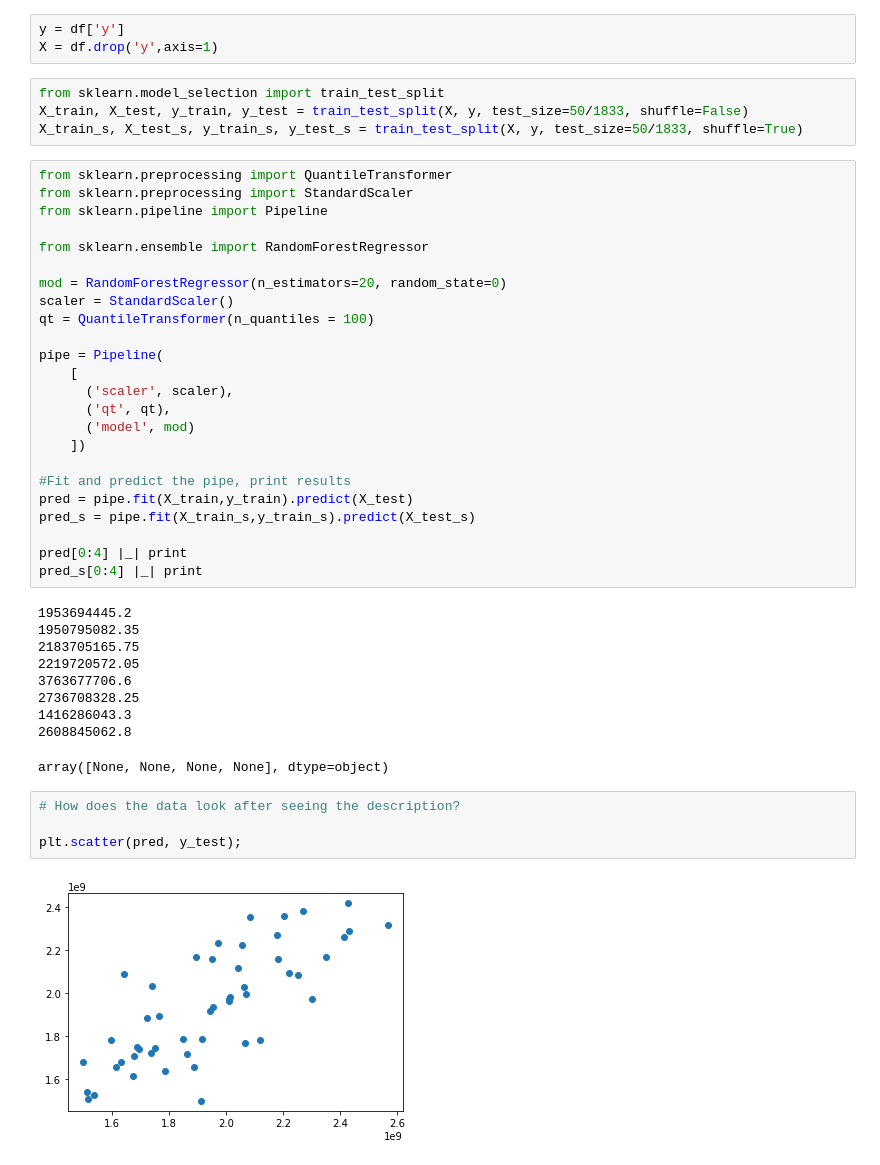
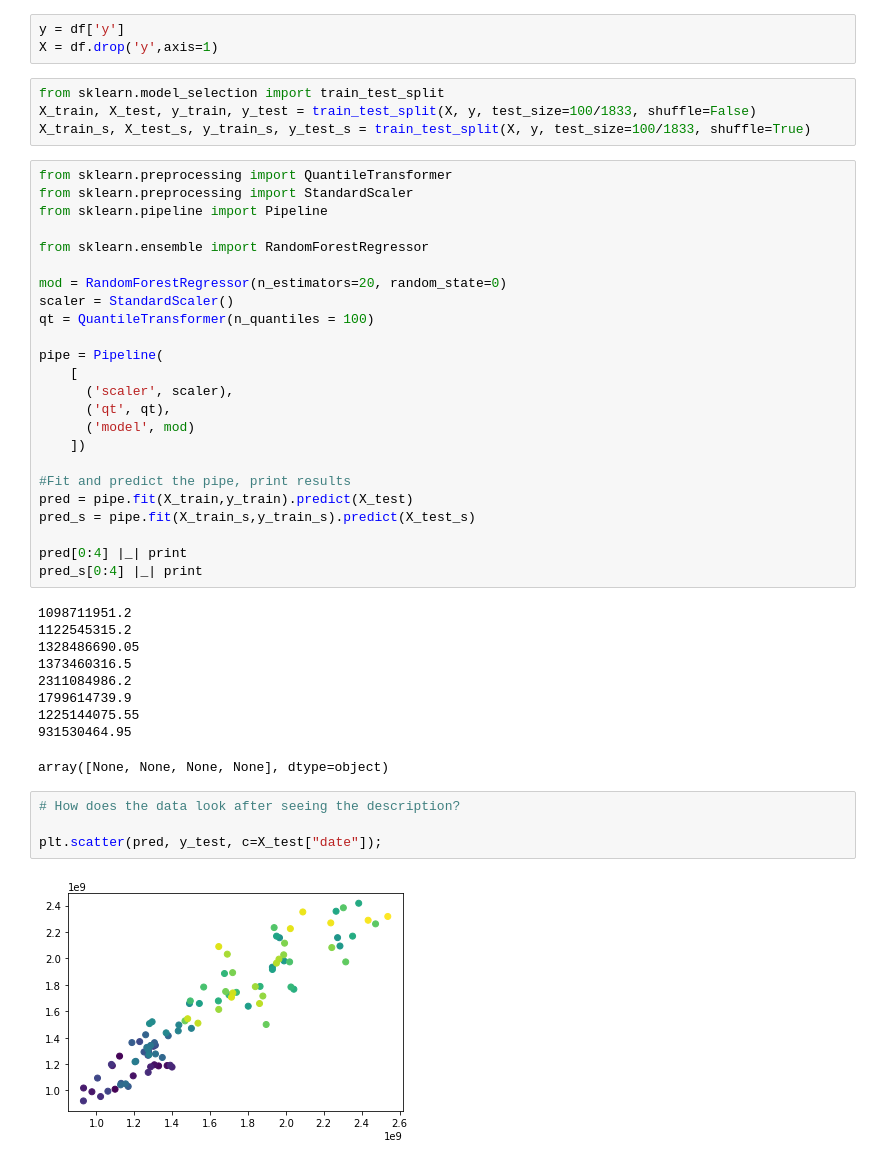
Before and after one commit to jfsalzmann/gasprices, a Jupyter notebook: learning/midterm_fixed_randomforest_sarima.ipynb, the cells around one changed output. Cells and saved outputs as stored; diff of their text form.

```diff
--- a/learning/midterm_fixed_randomforest_sarima.ipynb
+++ b/learning/midterm_fixed_randomforest_sarima.ipynb
@@ -57,8 +57,8 @@ y = df['y']
 X = df.drop('y',axis=1)
 # %%
 from sklearn.model_selection import train_test_split
-X_train, X_test, y_train, y_test = train_test_split(X, y, test_size=50/1833, shuffle=False)
-X_train_s, X_test_s, y_train_s, y_test_s = train_test_split(X, y, test_size=50/1833, shuffle=True)
+X_train, X_test, y_train, y_test = train_test_split(X, y, test_size=100/1833, shuffle=False)
+X_train_s, X_test_s, y_train_s, y_test_s = train_test_split(X, y, test_size=100/1833, shuffle=True)
 # %%
 from sklearn.preprocessing import QuantileTransformer
 from sklearn.preprocessing import StandardScaler
@@ -84,21 +84,21 @@ pred_s = pipe.fit(X_train_s,y_train_s).predict(X_test_s)
 pred[0:4] |_| print
 pred_s[0:4] |_| print
 # %% [output]
-1953694445.2
-1950795082.35
-2183705165.75
-2219720572.05
-3763677706.6
-2736708328.25
-1416286043.3
-2608845062.8
+1098711951.2
+1122545315.2
+1328486690.05
+1373460316.5
+2311084986.2
+1799614739.9
+1225144075.55
+931530464.95
 array([None, None, None, None], dtype=object)
 # %%
 # How does the data look after seeing the description?
 
-plt.scatter(pred, y_test);
+plt.scatter(pred, y_test, c=X_test["date"]);
 # %% [output]
-[figure, old version]
+[figure, new version]
 # %%
 from sklearn import metrics
 import numpy as np
```
Also changed, not shown: parts of 6 cells of this notebook.
